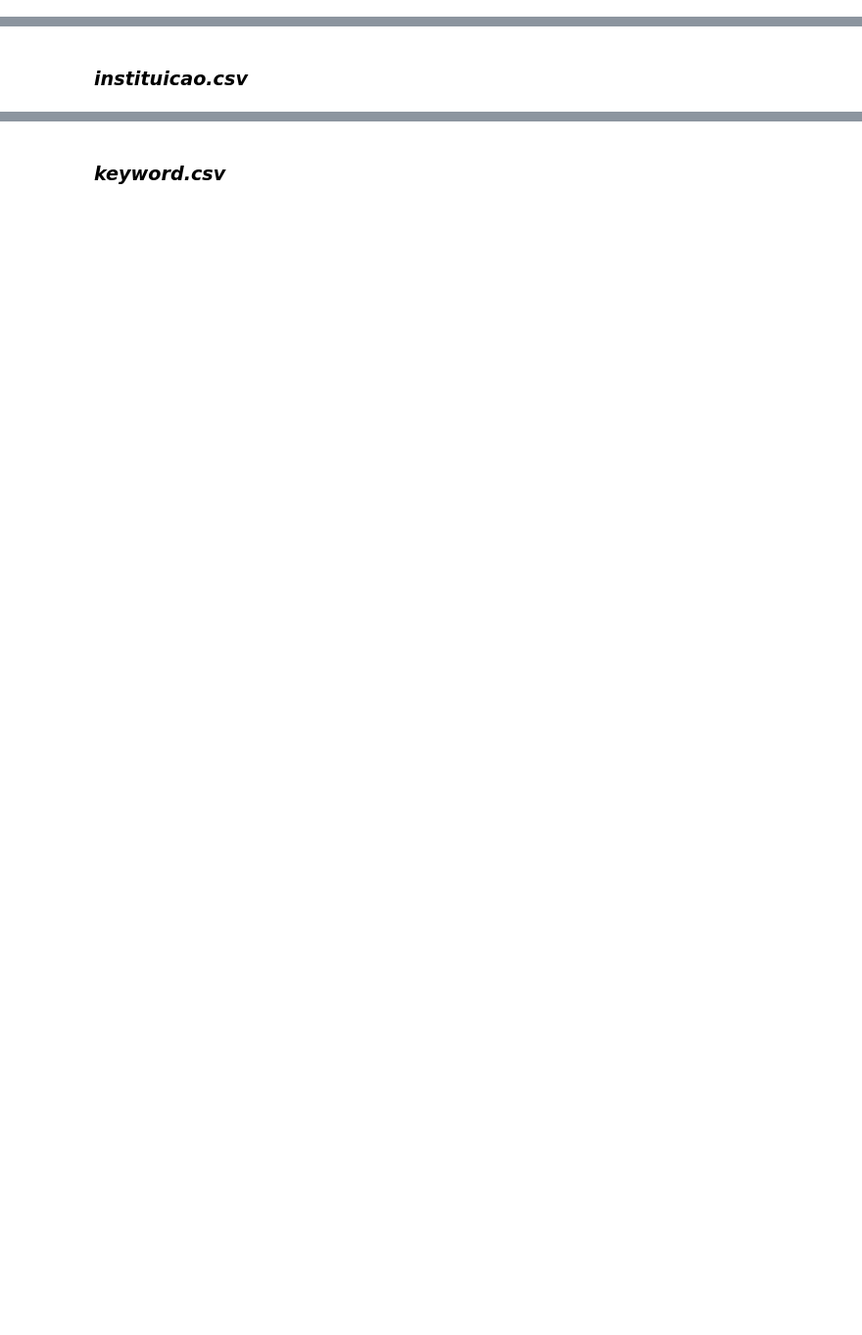
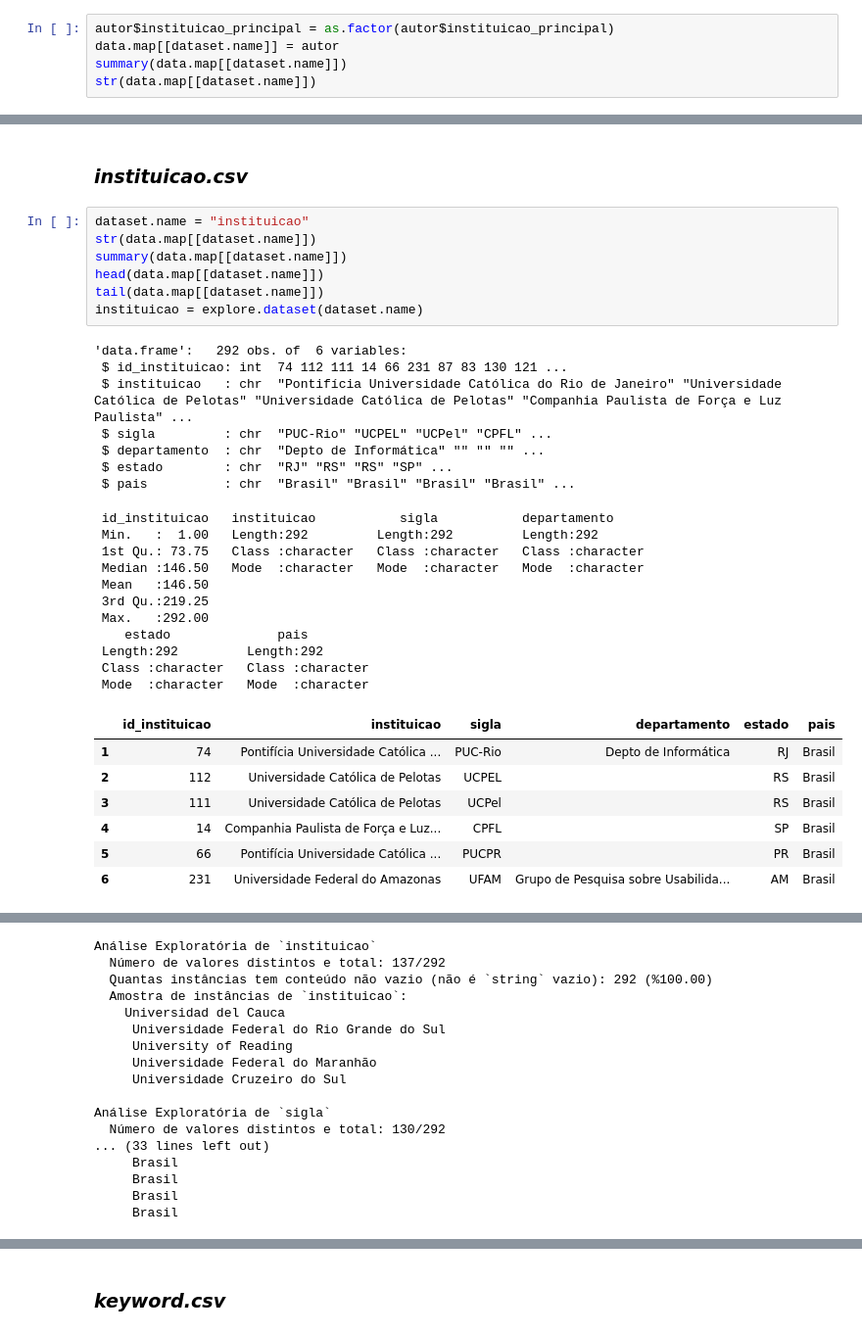
Before and after one commit to calmattoso/INF1335, a Jupyter notebook: A5/A5 - Rede de Citações - Carlos Mattoso e Gabriel Siqueira.ipynb, the cells around one changed output, grey strips where cells are left out. Shown at 98% size. Saved outputs shown, nothing was run; the diff lists cells and outputs as text; blank space fills up the shorter version.

```diff
--- a/A5/A5 - Rede de Citações - Carlos Mattoso e Gabriel Siqueira.ipynb
+++ b/A5/A5 - Rede de Citações - Carlos Mattoso e Gabriel Siqueira.ipynb
@@ -198,0 +272,5 @@ str(data.map[["artigo"]])
+# %%
+autor$instituicao_principal = as.factor(autor$instituicao_principal)
+data.map[[dataset.name]] = autor
+summary(data.map[[dataset.name]])
+str(data.map[[dataset.name]])
@@ -199,2 +297,35 @@ str(data.map[["artigo"]])
 # %% [markdown]
 ### _instituicao.csv_
+# %%
+dataset.name = "instituicao"
+str(data.map[[dataset.name]])
+summary(data.map[[dataset.name]])
+head(data.map[[dataset.name]])
+tail(data.map[[dataset.name]])
+instituicao = explore.dataset(dataset.name)
+# %% [output]
+'data.frame':   292 obs. of  6 variables:
+ $ id_instituicao: int  74 112 111 14 66 231 87 83 130 121 ...
+ $ instituicao   : chr  "Pontifícia Universidade Católica do Rio de Janeiro" "Universidade Católica de Pelotas" "Universidade Católica de Pelotas" "Companhia Paulista de Força e Luz Paulista" ...
+ $ sigla         : chr  "PUC-Rio" "UCPEL" "UCPel" "CPFL" ...
+ $ departamento  : chr  "Depto de Informática" "" "" "" ...
+ $ estado        : chr  "RJ" "RS" "RS" "SP" ...
+ $ pais          : chr  "Brasil" "Brasil" "Brasil" "Brasil" ...
+ id_instituicao   instituicao           sigla           departamento
+ Min.   :  1.00   Length:292         Length:292         Length:292
+ 1st Qu.: 73.75   Class :character   Class :character   Class :character
+ Median :146.50   Mode  :character   Mode  :character   Mode  :character
+ Mean   :146.50
+ 3rd Qu.:219.25
+ Max.   :292.00
+    estado              pais
+ Length:292         Length:292
+ Class :character   Class :character
+ Mode  :character   Mode  :character
+|  | id_instituicao | instituicao | sigla | departamento | estado | pais |
+| 1 | 74 | Pontifícia Universidade Católica ... | PUC-Rio | Depto de Informática | RJ | Brasil |
+| 2 | 112 | Universidade Católica de Pelotas | UCPEL |  | RS | Brasil |
+| 3 | 111 | Universidade Católica de Pelotas | UCPel |  | RS | Brasil |
+| 4 | 14 | Companhia Paulista de Força e Luz... | CPFL |  | SP | Brasil |
+| 5 | 66 | Pontifícia Universidade Católica ... | PUCPR |  | PR | Brasil |
+| 6 | 231 | Universidade Federal do Amazonas | UFAM | Grupo de Pesquisa sobre Usabilida... | AM | Brasil |
@@ -200,0 +339,17 @@ str(data.map[["artigo"]])
+Análise Exploratória de `instituicao`
+  Número de valores distintos e total: 137/292
+  Quantas instâncias tem conteúdo não vazio (não é `string` vazio): 292 (%100.00)
+  Amostra de instâncias de `instituicao`:
+    Universidad del Cauca
+     Universidade Federal do Rio Grande do Sul
+     University of Reading
+     Universidade Federal do Maranhão
+     Universidade Cruzeiro do Sul
+
+Análise Exploratória de `sigla`
+  Número de valores distintos e total: 130/292
+... (33 lines left out)
+     Brasil
+     Brasil
+     Brasil
+     Brasil
```
Also changed, not shown: parts of 34 cells of this notebook.
